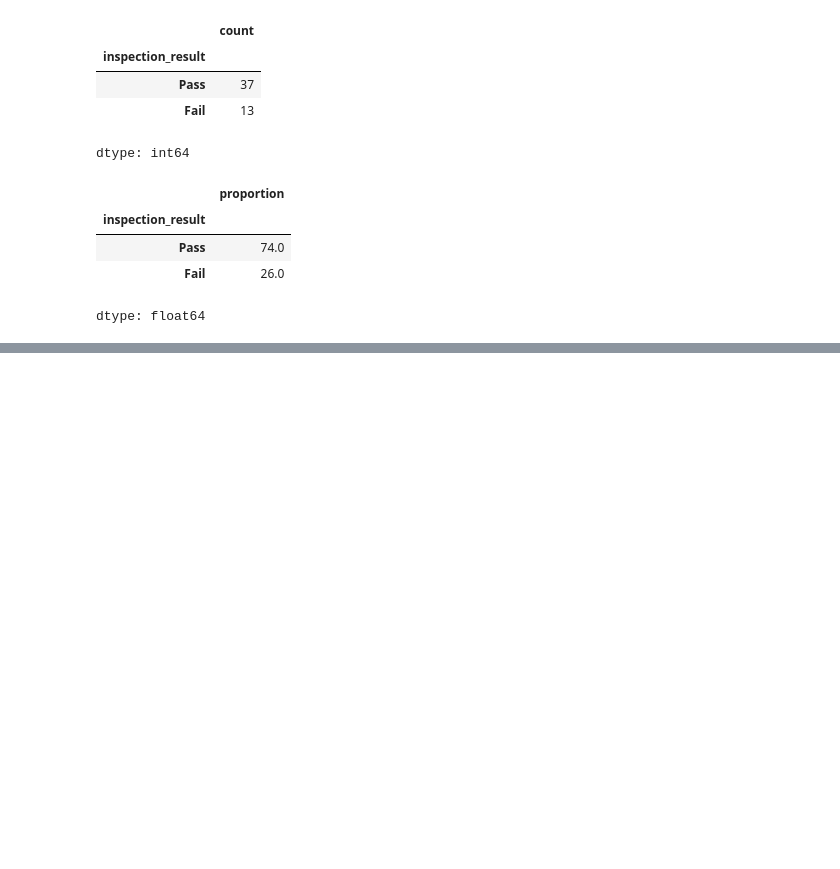
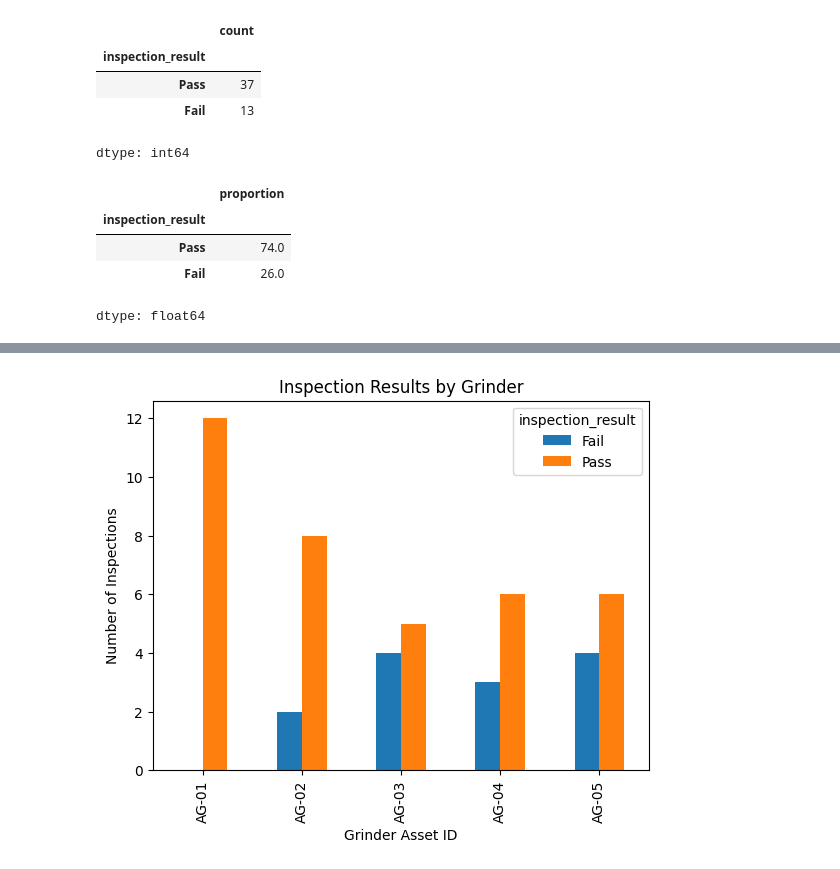
Before and after one commit to Anthony-Kabamba/maintenance-data-analysis, a Jupyter notebook: 260609_grinder_operational_readiness_analysis_v1.ipynb, the cells around one changed output, grey strips where cells are left out. Cells and saved outputs as stored; diff of their text form; code cells hidden in the pictures; blank space fills up the shorter version.

```diff
--- a/260609_grinder_operational_readiness_analysis_v1.ipynb
+++ b/260609_grinder_operational_readiness_analysis_v1.ipynb
@@ -112,0 +151,7 @@ dtype: float64
+# %%
+grinder_summary = pd.crosstab(
+    df["grinder_asset_id"],
+    df["inspection_result"]
+)
+
+grinder_summary
@@ -112,0 +166,11 @@ dtype: float64
+# %%
+import matplotlib.pyplot as plt
+
+grinder_summary.plot(kind="bar")
+
+plt.title("Inspection Results by Grinder")
+plt.xlabel("Grinder Asset ID")
+plt.ylabel("Number of Inspections")
+plt.show()
+# %% [output]
+[figure, added]
```
Also changed, not shown: parts of 13 cells of this notebook.
